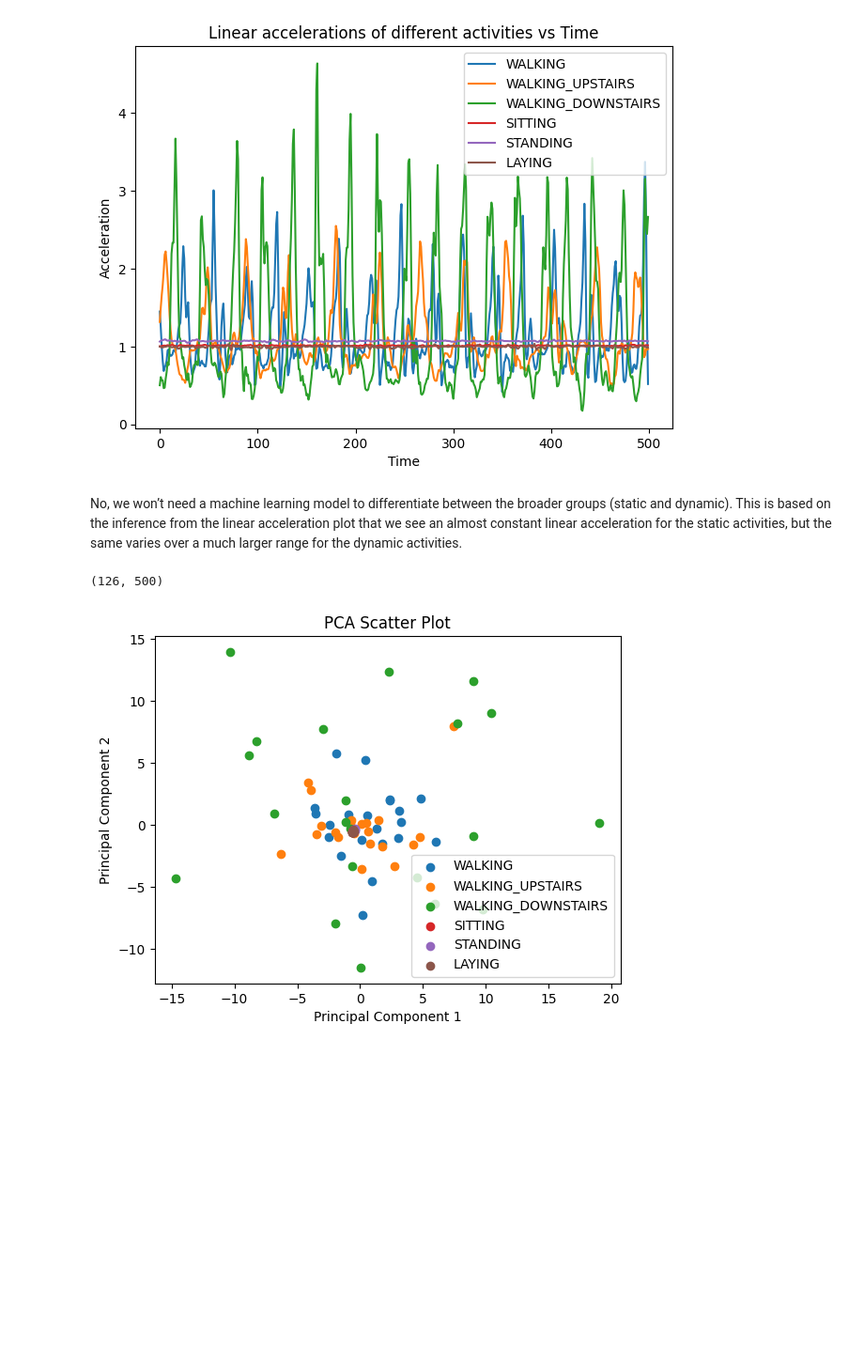
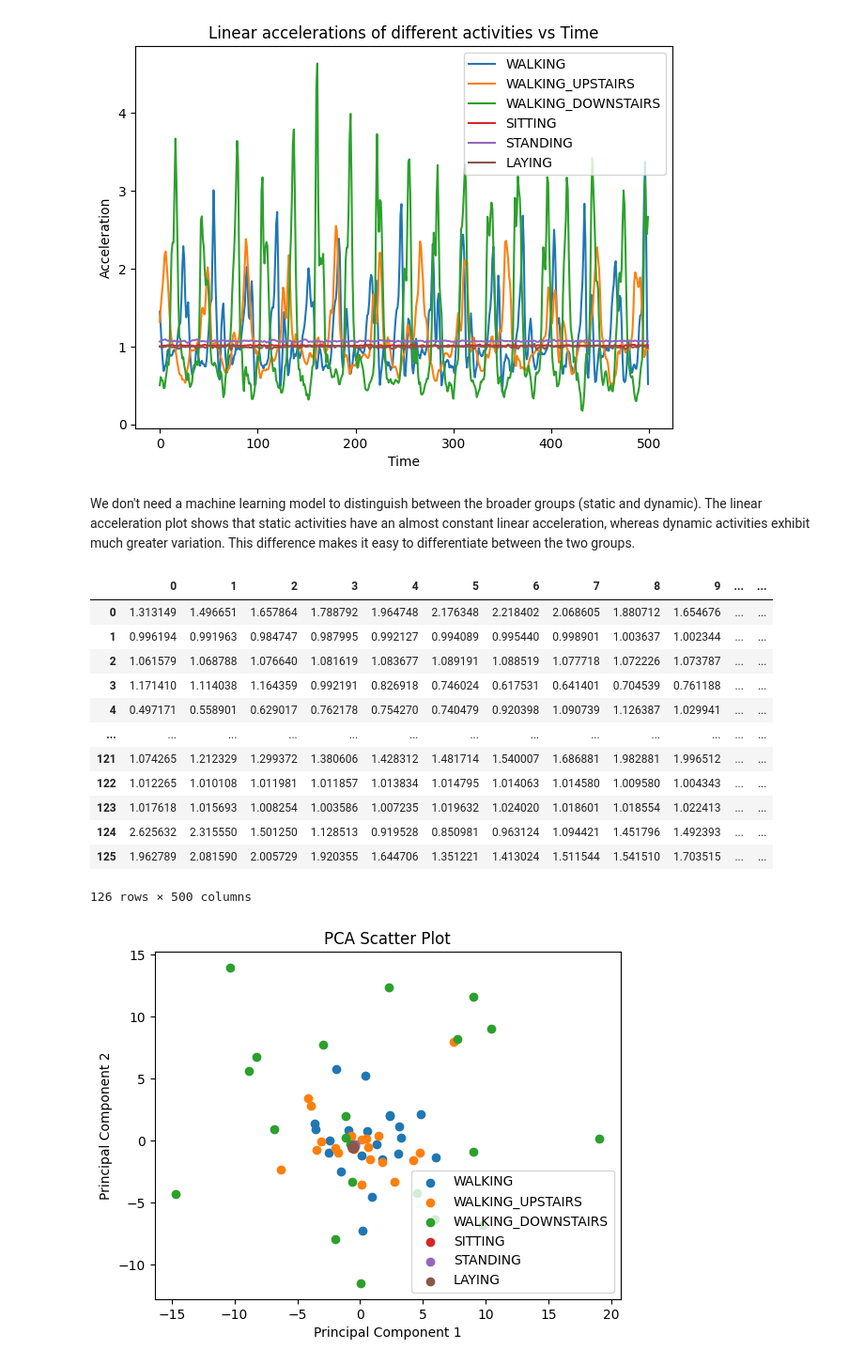
Before and after one commit to VenkatReddybathuni/es335-24-fall-assignment-1, a Jupyter notebook: HAR/Task1_2.ipynb, the cells around one changed output. Shown at 94% size. Saved outputs shown, nothing was run; the diff lists cells and outputs as text; code cells hidden in the pictures; blank space fills up the shorter version.

```diff
--- a/HAR/Task1_2.ipynb
+++ b/HAR/Task1_2.ipynb
@@ -135,13 +136,25 @@ plt.title('Linear accelerations of different activities vs Time')
 Text(0.5, 1.0, 'Linear accelerations of different activities vs Time')
 [figure]
 # %% [markdown]
-No, we won’t need a machine learning model to differentiate between the broader groups (static and dynamic). This is based on the inference from the linear acceleration plot that we see an almost constant linear acceleration for the static activities, but the same varies over a much larger range for the dynamic activities.
+We don't need a machine learning model to distinguish between the broader groups (static and dynamic). The linear acceleration plot shows that static activities have an almost constant linear acceleration, whereas dynamic activities exhibit much greater variation. This difference makes it easy to differentiate between the two groups.
 # %%
 X_train_sqsum = np.sum(X_train**2, axis = 2)
 X_train_sqsum_df = pd.DataFrame(X_train_sqsum)
-X_train_sqsum_df.shape
+X_train_sqsum_df
 # %% [output]
+|  | 0 | 1 | 2 | 3 | 4 | 5 | 6 | 7 | 8 | 9 | ... | ... |
+| 0 | 1.313149 | 1.496651 | 1.657864 | 1.788792 | 1.964748 | 2.176348 | 2.218402 | 2.068605 | 1.880712 | 1.654676 | ... | ... |
+| 1 | 0.996194 | 0.991963 | 0.984747 | 0.987995 | 0.992127 | 0.994089 | 0.995440 | 0.998901 | 1.003637 | 1.002344 | ... | ... |
+| 2 | 1.061579 | 1.068788 | 1.076640 | 1.081619 | 1.083677 | 1.089191 | 1.088519 | 1.077718 | 1.072226 | 1.073787 | ... | ... |
+| 3 | 1.171410 | 1.114038 | 1.164359 | 0.992191 | 0.826918 | 0.746024 | 0.617531 | 0.641401 | 0.704539 | 0.761188 | ... | ... |
+| 4 | 0.497171 | 0.558901 | 0.629017 | 0.762178 | 0.754270 | 0.740479 | 0.920398 | 1.090739 | 1.126387 | 1.029941 | ... | ... |
+| ... | ... | ... | ... | ... | ... | ... | ... | ... | ... | ... | ... | ... |
+| 121 | 1.074265 | 1.212329 | 1.299372 | 1.380606 | 1.428312 | 1.481714 | 1.540007 | 1.686881 | 1.982881 | 1.996512 | ... | ... |
+| 122 | 1.012265 | 1.010108 | 1.011981 | 1.011857 | 1.013834 | 1.014795 | 1.014063 | 1.014580 | 1.009580 | 1.004343 | ... | ... |
+| 123 | 1.017618 | 1.015693 | 1.008254 | 1.003586 | 1.007235 | 1.019632 | 1.024020 | 1.018601 | 1.018554 | 1.022413 | ... | ... |
+| 124 | 2.625632 | 2.315550 | 1.501250 | 1.128513 | 0.919528 | 0.850981 | 0.963124 | 1.094421 | 1.451796 | 1.492393 | ... | ... |
+| 125 | 1.962789 | 2.081590 | 2.005729 | 1.920355 | 1.644706 | 1.351221 | 1.413024 | 1.511544 | 1.541510 | 1.703515 | ... | ... |
-(126, 500)
+126 rows × 500 columns
 # %%
 pca = PCA(n_components=2)
 principal_components = pca.fit_transform(X_train_sqsum_df)
```
Also changed, not shown: parts of 21 cells of this notebook, 24 other files.
